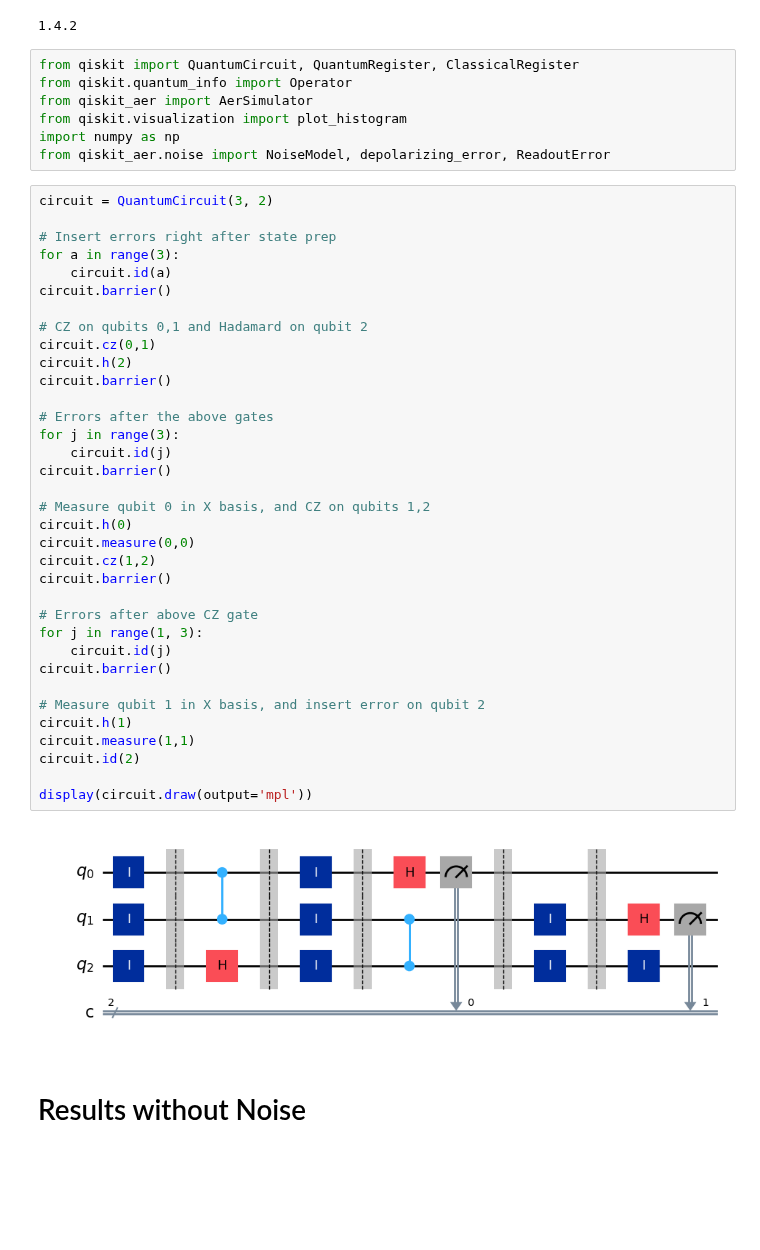
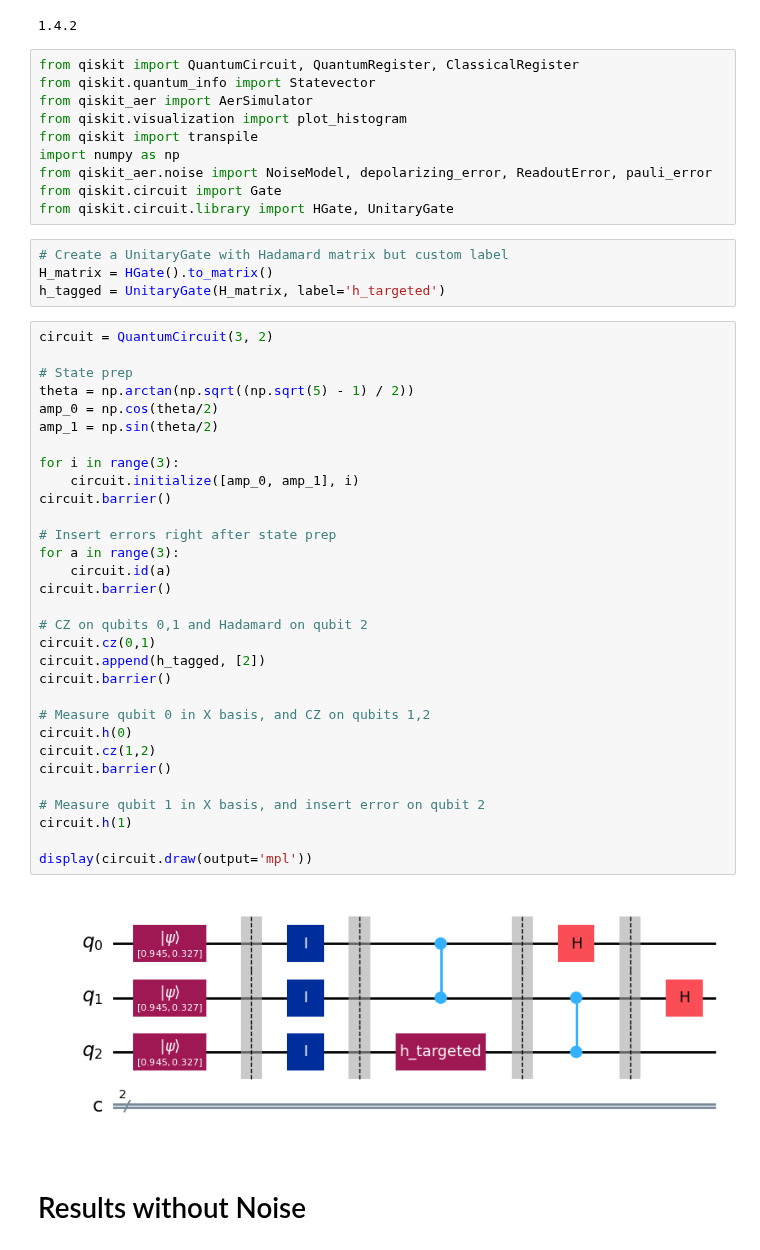
Before and after one commit to Sal7ySalt/Smallest-MSD-Protocol, a Jupyter notebook: noise.ipynb, the cells around one changed output. Cells and saved outputs as stored; diff of their text form; blank space fills up the shorter version.

```diff
--- a/noise.ipynb
+++ b/noise.ipynb
@@ -5,47 +5,50 @@ print(__version__)
 1.4.2
 # %%
 from qiskit import QuantumCircuit, QuantumRegister, ClassicalRegister
-from qiskit.quantum_info import Operator
+from qiskit.quantum_info import Statevector
 from qiskit_aer import AerSimulator
 from qiskit.visualization import plot_histogram
+from qiskit import transpile
 import numpy as np
-from qiskit_aer.noise import NoiseModel, depolarizing_error, ReadoutError
+from qiskit_aer.noise import NoiseModel, depolarizing_error, ReadoutError, pauli_error
+from qiskit.circuit import Gate
+from qiskit.circuit.library import HGate, UnitaryGate
+# %%
+# Create a UnitaryGate with Hadamard matrix but custom label
+H_matrix = HGate().to_matrix()
+h_tagged = UnitaryGate(H_matrix, label='h_targeted')
 # %%
 circuit = QuantumCircuit(3, 2)
+
+# State prep
+theta = np.arctan(np.sqrt((np.sqrt(5) - 1) / 2))
+amp_0 = np.cos(theta/2)
+amp_1 = np.sin(theta/2)
+
+for i in range(3):
+    circuit.initialize([amp_0, amp_1], i)
+circuit.barrier()
 
 # Insert errors right after state prep
 for a in range(3):
     circuit.id(a)
 circuit.barrier()
 
 # CZ on qubits 0,1 and Hadamard on qubit 2
 circuit.cz(0,1)
-circuit.h(2)
-circuit.barrier()
-
-# Errors after the above gates
-for j in range(3):
-    circuit.id(j)
+circuit.append(h_tagged, [2])
 circuit.barrier()
 
 # Measure qubit 0 in X basis, and CZ on qubits 1,2
 circuit.h(0)
-circuit.measure(0,0)
 circuit.cz(1,2)
-circuit.barrier()
-
-# Errors after above CZ gate
-for j in range(1, 3):
-    circuit.id(j)
 circuit.barrier()
 
 # Measure qubit 1 in X basis, and insert error on qubit 2
 circuit.h(1)
-circuit.measure(1,1)
-circuit.id(2)
 
 display(circuit.draw(output='mpl'))
 # %% [output]
-[figure, old version]
+[figure, new version]
 # %% [markdown]
 # Results without Noise
```
Also changed, not shown: parts of 9 cells of this notebook.
